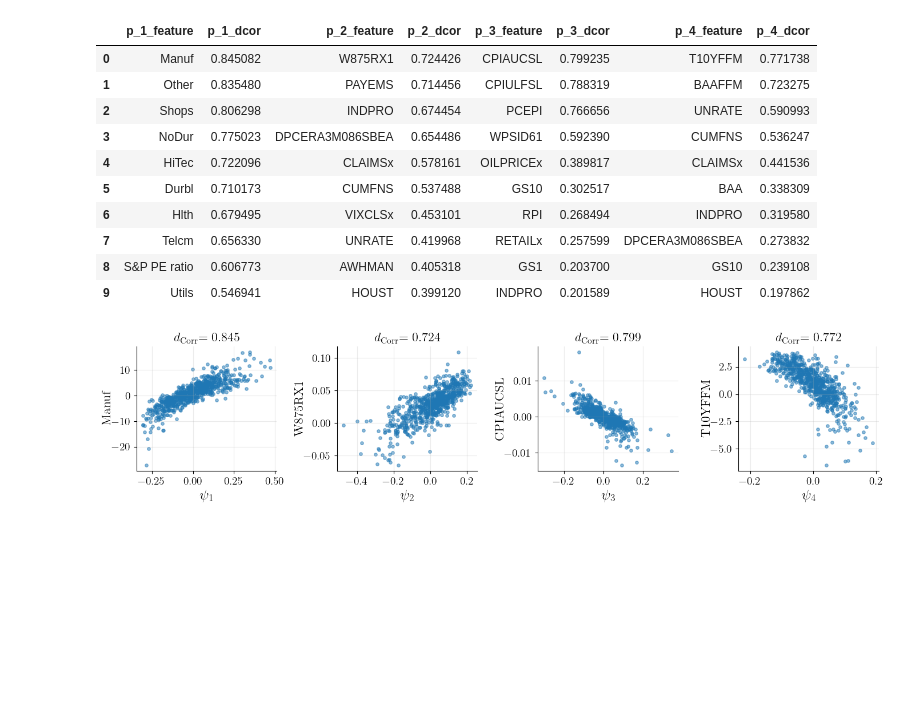
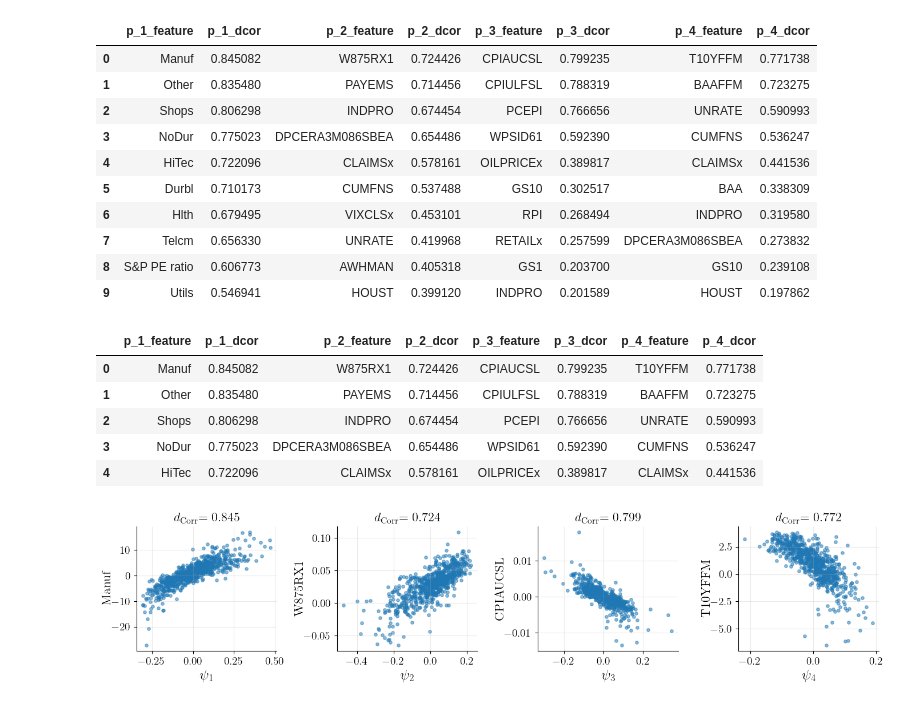
Before and after one commit to adamfowliee/JDKF_Starter, a Jupyter notebook: dissertation_brief/dissertation_results.ipynb, the cells around one changed output. Drawn from its saved outputs; the diff is of its cells as text; code cells hidden in the pictures; blank space fills up the shorter version.

```diff
--- a/dissertation_brief/dissertation_results.ipynb
+++ b/dissertation_brief/dissertation_results.ipynb
@@ -418,6 +418,15 @@ top_dcor
 | 7 | Telcm | 0.656330 | UNRATE | 0.419968 | RETAILx | 0.257599 | DPCERA3M086SBEA | 0.273832 |
 | 8 | S&P PE ratio | 0.606773 | AWHMAN | 0.405318 | GS1 | 0.203700 | GS10 | 0.239108 |
 | 9 | Utils | 0.546941 | HOUST | 0.399120 | INDPRO | 0.201589 | HOUST | 0.197862 |
+# %%
+top_dcor.head(5)
+# %% [output]
+|  | p_1_feature | p_1_dcor | p_2_feature | p_2_dcor | p_3_feature | p_3_dcor | p_4_feature | p_4_dcor |
+| 0 | Manuf | 0.845082 | W875RX1 | 0.724426 | CPIAUCSL | 0.799235 | T10YFFM | 0.771738 |
+| 1 | Other | 0.835480 | PAYEMS | 0.714456 | CPIULFSL | 0.788319 | BAAFFM | 0.723275 |
+| 2 | Shops | 0.806298 | INDPRO | 0.674454 | PCEPI | 0.766656 | UNRATE | 0.590993 |
+| 3 | NoDur | 0.775023 | DPCERA3M086SBEA | 0.654486 | WPSID61 | 0.592390 | CUMFNS | 0.536247 |
+| 4 | HiTec | 0.722096 | CLAIMSx | 0.578161 | OILPRICEx | 0.389817 | CLAIMSx | 0.441536 |
 # %%
 fig, axes = plt.subplots(1, 4, figsize=(14, 3.3))
 
```
Also changed, not shown: 2 other files.
